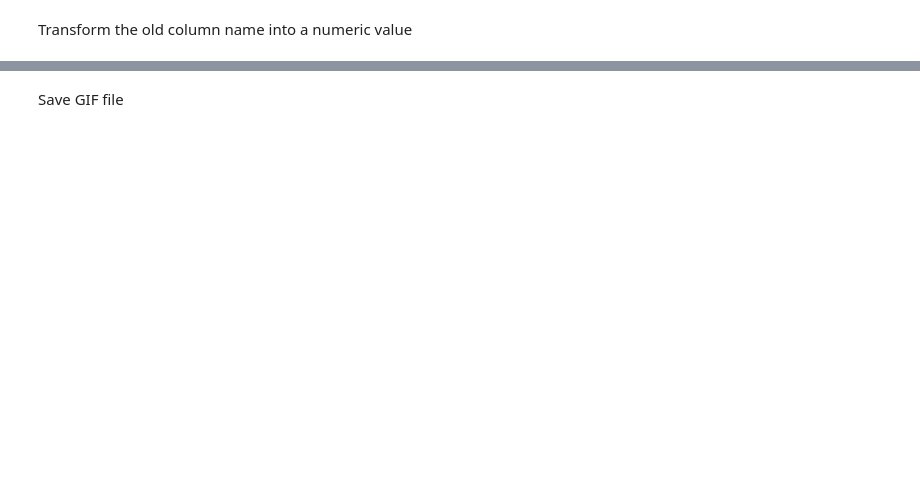
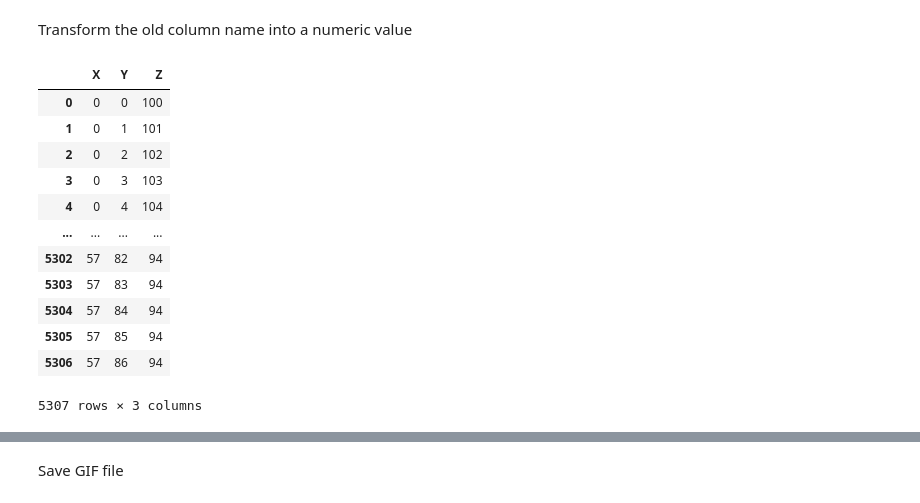
Before and after one commit to DataForScience/InteractiveViz, a Jupyter notebook: 2. matplotlib animations.ipynb, the cells around one changed output, grey strips where cells are left out. Cells and saved outputs as stored; diff of their text form; code cells hidden in the pictures; blank space fills up the shorter version.

```diff
--- a/2. matplotlib animations.ipynb
+++ b/2. matplotlib animations.ipynb
@@ -95,3 +127,19 @@ df['X']=df['X'].cat.codes
+# %%
+df
+# %% [output]
+|  | X | Y | Z |
+| 0 | 0 | 0 | 100 |
+| 1 | 0 | 1 | 101 |
+| 2 | 0 | 2 | 102 |
+| 3 | 0 | 3 | 103 |
+| 4 | 0 | 4 | 104 |
+| ... | ... | ... | ... |
+| 5302 | 57 | 82 | 94 |
+| 5303 | 57 | 83 | 94 |
+| 5304 | 57 | 84 | 94 |
+| 5305 | 57 | 85 | 94 |
+| 5306 | 57 | 86 | 94 |
+5307 rows × 3 columns
 # %%
 %%time
 
```
Also changed, not shown: parts of 9 cells of this notebook, 3 other files.
